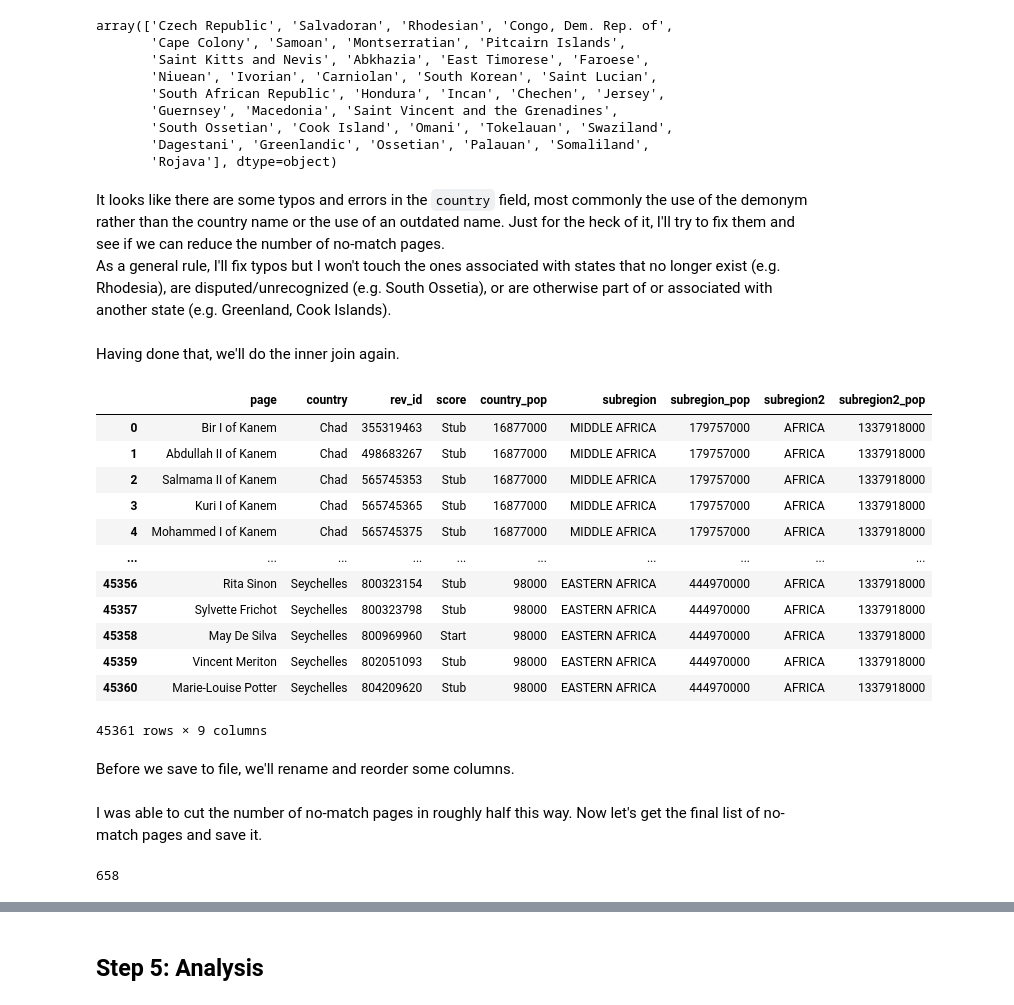
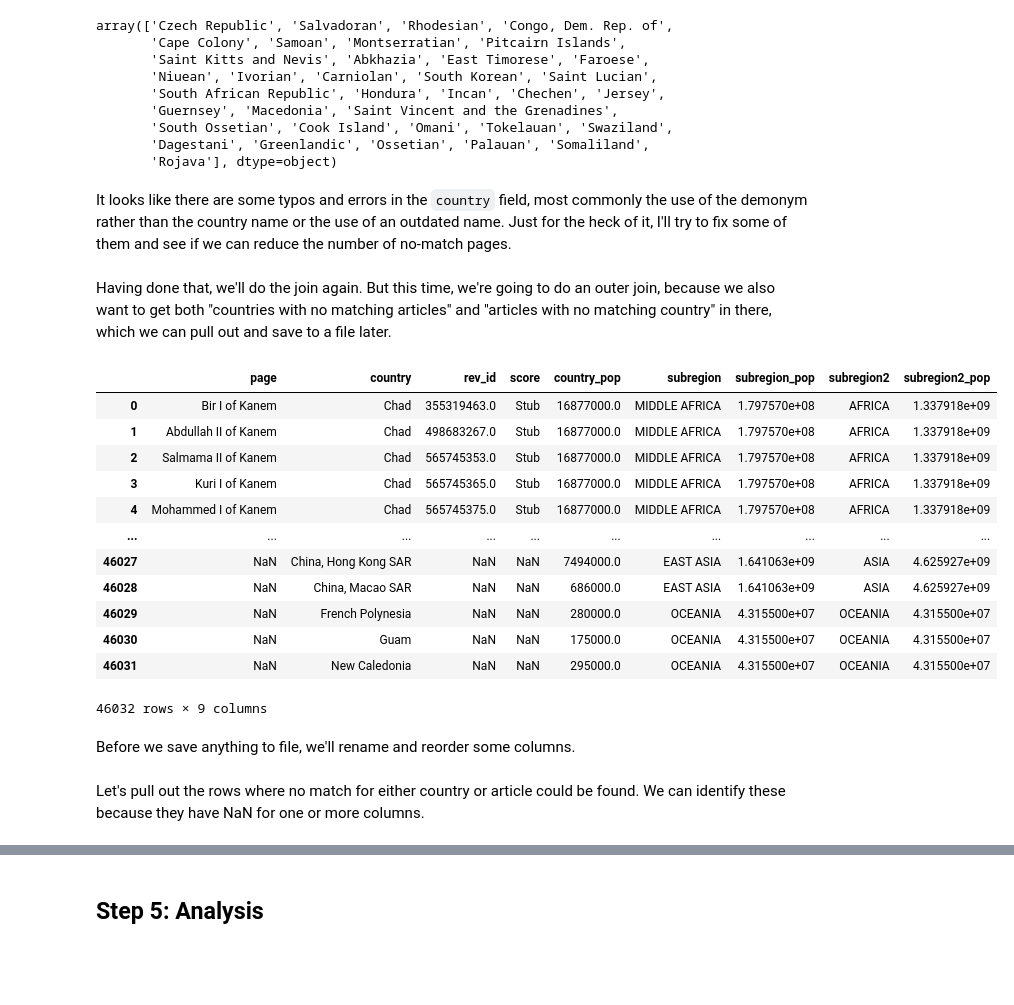
Before and after one commit to ppeng2/data-512-a2, a Jupyter notebook: hcds-a2-bias.ipynb, the cells around one changed output, grey strips where cells are left out. Drawn from its saved outputs; the diff is of its cells as text; code cells hidden in the pictures; blank space fills up the shorter version.

```diff
--- a/hcds-a2-bias.ipynb
+++ b/hcds-a2-bias.ipynb
@@ -46,5 +46,5 @@ Next, we will separate out the country population counts and sub-regional popula
 # %%
-country_pop = country_pop_raw[country_pop_raw['Type'].str.contains('Country')]
+country_pop = country_pop_raw[~country_pop_raw['Name'].str.isupper()]
 subregion_pop = country_pop_raw[country_pop_raw['Name'].str.isupper()]
 # %%
 country_pop
@@ -261,8 +254,7 @@ array(['Czech Republic', 'Salvadoran', 'Rhodesian', 'Congo, Dem. Rep. of',
        'Dagestani', 'Greenlandic', 'Ossetian', 'Palauan', 'Somaliland',
        'Rojava'], dtype=object)
 # %% [markdown]
-It looks like there are some typos and errors in the `country` field, most commonly the use of the demonym rather than the country name or the use of an outdated name. Just for the heck of it, I'll try to fix them and see if we can reduce the number of no-match pages.
-As a general rule, I'll fix typos but I won't touch the ones associated with states that no longer exist (e.g. Rhodesia), are disputed/unrecognized (e.g. South Ossetia), or are otherwise part of or associated with another state (e.g. Greenland, Cook Islands).
+It looks like there are some typos and errors in the `country` field, most commonly the use of the demonym rather than the country name or the use of an outdated name. Just for the heck of it, I'll try to fix some of them and see if we can reduce the number of no-match pages.
 # %%
 correction_dict = {'Czech Republic': 'Czechia',
                    'Salvadoran': 'El Salvador',
@@ -273,6 +265,8 @@ correction_dict = {'Czech Republic': 'Czechia',
                    'South Korean': 'Korea, South',
                    'Saint Lucian': 'Saint Lucia',
                    'Hondura': 'Honduras',
+                   'Jersey': 'Channel Islands',
+                   'Guernsey': 'Channel Islands',
                    'Macedonia': 'North Macedonia',
                    'Saint Vincent and the Grenadines': 'St. Vincent and the Grenadines',
                    'Omani': 'Oman',
@@ -281,27 +275,27 @@ correction_dict = {'Czech Republic': 'Czechia',
                   }
 
 combined_dataset['country'] = combined_dataset['country'].replace(to_replace=correction_dict)
-# %% [markdown]
-Having done that, we'll do the inner join again.
+# %% [markdown]
+Having done that, we'll do the join again. But this time, we're going to do an outer join, because we also want to get both "countries with no matching articles" and "articles with no matching country"  in there, which we can pull out and save to a file later.
 # %%
-combined_dataset3 = combined_dataset.merge(country_and_subregions, on='country')
+combined_dataset3 = combined_dataset.merge(country_and_subregions, how='outer', on='country')
 combined_dataset3
 # %% [output]
 |  | page | country | rev_id | score | country_pop | subregion | subregion_pop | subregion2 | subregion2_pop |
-| 0 | Bir I of Kanem | Chad | 355319463 | Stub | 16877000 | MIDDLE AFRICA | 179757000 | AFRICA | 1337918000 |
-| 1 | Abdullah II of Kanem | Chad | 498683267 | Stub | 16877000 | MIDDLE AFRICA | 179757000 | AFRICA | 1337918000 |
-| 2 | Salmama II of Kanem | Chad | 565745353 | Stub | 16877000 | MIDDLE AFRICA | 179757000 | AFRICA | 1337918000 |
-| 3 | Kuri I of Kanem | Chad | 565745365 | Stub | 16877000 | MIDDLE AFRICA | 179757000 | AFRICA | 1337918000 |
-| 4 | Mohammed I of Kanem | Chad | 565745375 | Stub | 16877000 | MIDDLE AFRICA | 179757000 | AFRICA | 1337918000 |
+| 0 | Bir I of Kanem | Chad | 355319463.0 | Stub | 16877000.0 | MIDDLE AFRICA | 1.797570e+08 | AFRICA | 1.337918e+09 |
+| 1 | Abdullah II of Kanem | Chad | 498683267.0 | Stub | 16877000.0 | MIDDLE AFRICA | 1.797570e+08 | AFRICA | 1.337918e+09 |
+| 2 | Salmama II of Kanem | Chad | 565745353.0 | Stub | 16877000.0 | MIDDLE AFRICA | 1.797570e+08 | AFRICA | 1.337918e+09 |
+| 3 | Kuri I of Kanem | Chad | 565745365.0 | Stub | 16877000.0 | MIDDLE AFRICA | 1.797570e+08 | AFRICA | 1.337918e+09 |
+| 4 | Mohammed I of Kanem | Chad | 565745375.0 | Stub | 16877000.0 | MIDDLE AFRICA | 1.797570e+08 | AFRICA | 1.337918e+09 |
 | ... | ... | ... | ... | ... | ... | ... | ... | ... | ... |
-| 45356 | Rita Sinon | Seychelles | 800323154 | Stub | 98000 | EASTERN AFRICA | 444970000 | AFRICA | 1337918000 |
-| 45357 | Sylvette Frichot | Seychelles | 800323798 | Stub | 98000 | EASTERN AFRICA | 444970000 | AFRICA | 1337918000 |
-| 45358 | May De Silva | Seychelles | 800969960 | Start | 98000 | EASTERN AFRICA | 444970000 | AFRICA | 1337918000 |
-| 45359 | Vincent Meriton | Seychelles | 802051093 | Stub | 98000 | EASTERN AFRICA | 444970000 | AFRICA | 1337918000 |
-| 45360 | Marie-Louise Potter | Seychelles | 804209620 | Stub | 98000 | EASTERN AFRICA | 444970000 | AFRICA | 1337918000 |
+| 46027 | NaN | China, Hong Kong SAR | NaN | NaN | 7494000.0 | EAST ASIA | 1.641063e+09 | ASIA | 4.625927e+09 |
+| 46028 | NaN | China, Macao SAR | NaN | NaN | 686000.0 | EAST ASIA | 1.641063e+09 | ASIA | 4.625927e+09 |
+| 46029 | NaN | French Polynesia | NaN | NaN | 280000.0 | OCEANIA | 4.315500e+07 | OCEANIA | 4.315500e+07 |
+| 46030 | NaN | Guam | NaN | NaN | 175000.0 | OCEANIA | 4.315500e+07 | OCEANIA | 4.315500e+07 |
+| 46031 | NaN | New Caledonia | NaN | NaN | 295000.0 | OCEANIA | 4.315500e+07 | OCEANIA | 4.315500e+07 |
-45361 rows × 9 columns
+46032 rows × 9 columns
 # %% [markdown]
-Before we save to file, we'll rename and reorder some columns.
+Before we save anything to file, we'll rename and reorder some columns.
 # %%
 combined_dataset3 = combined_dataset3[['country','page','rev_id','score','country_pop','subregion','subregion_pop','subregion2','subregion2_pop']]
 combined_dataset3.rename(columns={'page':'article_name','score':'article_quality_est'},inplace=True)
@@ -309,9 +302,2 @@ combined_dataset3.to_csv(path_or_buf='wp_wpds_politicians_by_country.csv',index=
-# %% [markdown]
-I was able to cut the number of no-match pages in roughly half this way. Now let's get the final list of no-match pages and save it.
-# %%
-no_match = pols_by_country[~pols_by_country['rev_id'].isin(combined_dataset3['rev_id'])]
-no_match2 = no_match[~no_match['rev_id'].isin(unscored_pages['rev_id'])] # remove those that didn't have scores
-no_match2.to_csv(path_or_buf='wp_wpds_countries-no_match.csv',index=False)
-print(len(no_match2))
-# %% [output]
-658
+# %% [markdown]
+Let's pull out the rows where no match for either country or article could be found. We can identify these because they have NaN for one or more columns.
```
Also changed, not shown: parts of 31 cells of this notebook, 2 other files.
